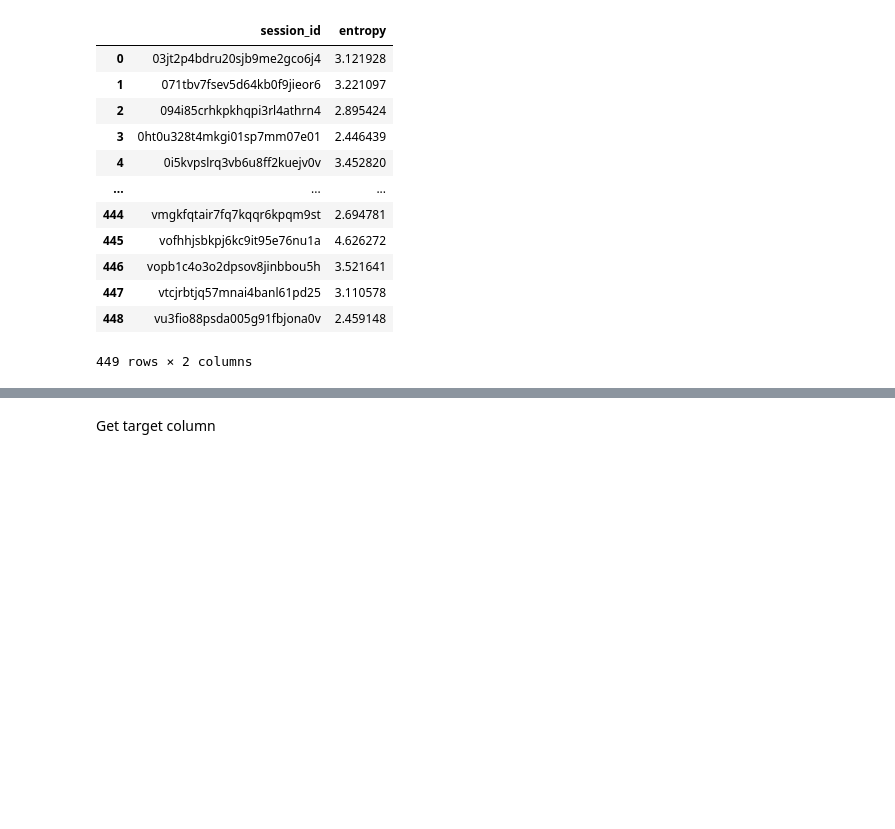
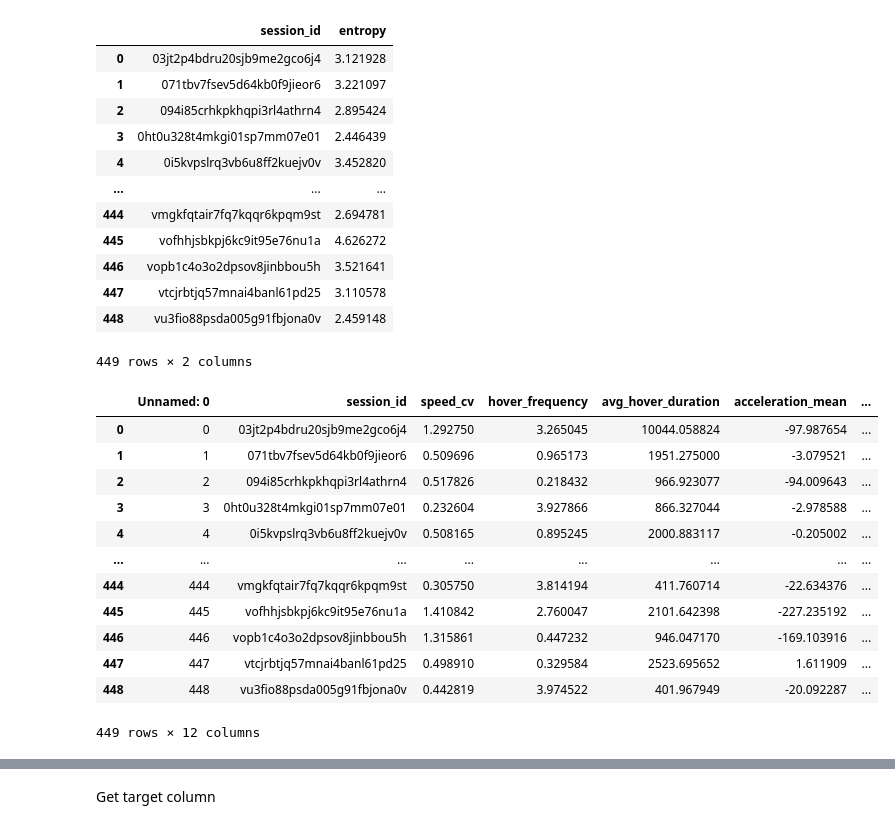
Before and after one commit to cherrydrunk/DSA4263-automated-fraud, a Jupyter notebook: notebooks/KNN_test_1.ipynb, the cells around one changed output, grey strips where cells are left out. Cells and saved outputs as stored; diff of their text form; code cells hidden in the pictures; blank space fills up the shorter version.

```diff
--- a/notebooks/KNN_test_1.ipynb
+++ b/notebooks/KNN_test_1.ipynb
@@ -63,4 +63,20 @@ mouseclick_entropy
 | 447 | vtcjrbtjq57mnai4banl61pd25 | 3.110578 |
 | 448 | vu3fio88psda005g91fbjona0v | 2.459148 |
 449 rows × 2 columns
+# %%
+mousemovement_features
+# %% [output]
+|  | Unnamed: 0 | session_id | speed_cv | hover_frequency | avg_hover_duration | acceleration_mean | ... |
+| 0 | 0 | 03jt2p4bdru20sjb9me2gco6j4 | 1.292750 | 3.265045 | 10044.058824 | -97.987654 | ... |
+| 1 | 1 | 071tbv7fsev5d64kb0f9jieor6 | 0.509696 | 0.965173 | 1951.275000 | -3.079521 | ... |
+| 2 | 2 | 094i85crhkpkhqpi3rl4athrn4 | 0.517826 | 0.218432 | 966.923077 | -94.009643 | ... |
+| 3 | 3 | 0ht0u328t4mkgi01sp7mm07e01 | 0.232604 | 3.927866 | 866.327044 | -2.978588 | ... |
+| 4 | 4 | 0i5kvpslrq3vb6u8ff2kuejv0v | 0.508165 | 0.895245 | 2000.883117 | -0.205002 | ... |
+| ... | ... | ... | ... | ... | ... | ... | ... |
+| 444 | 444 | vmgkfqtair7fq7kqqr6kpqm9st | 0.305750 | 3.814194 | 411.760714 | -22.634376 | ... |
+| 445 | 445 | vofhhjsbkpj6kc9it95e76nu1a | 1.410842 | 2.760047 | 2101.642398 | -227.235192 | ... |
+| 446 | 446 | vopb1c4o3o2dpsov8jinbbou5h | 1.315861 | 0.447232 | 946.047170 | -169.103916 | ... |
+| 447 | 447 | vtcjrbtjq57mnai4banl61pd25 | 0.498910 | 0.329584 | 2523.695652 | 1.611909 | ... |
+| 448 | 448 | vu3fio88psda005g91fbjona0v | 0.442819 | 3.974522 | 401.967949 | -20.092287 | ... |
+449 rows × 12 columns
 # %%
```
Also changed, not shown: parts of 17 cells of this notebook, 2 other files.
